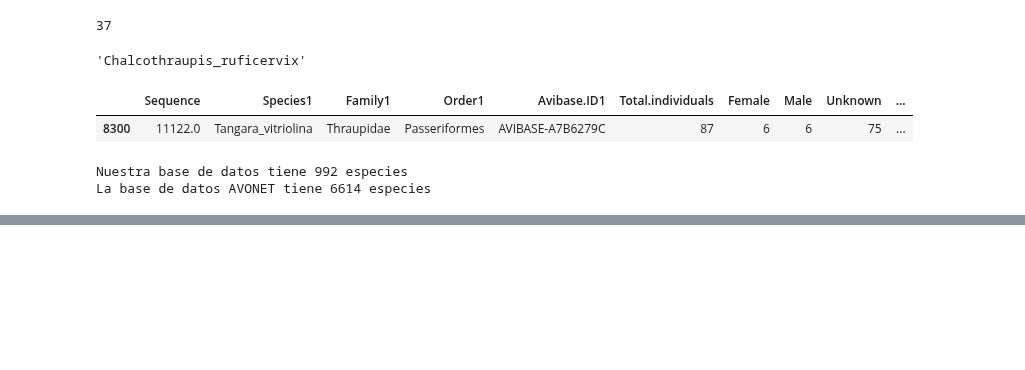
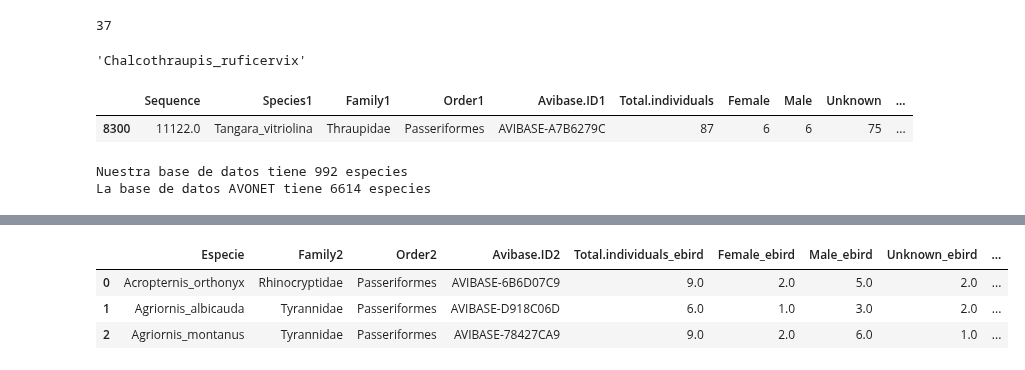
Before and after one commit to camiloacp/The-Evolutionary-Structure-of-Acoustic-Learnability-A-Deep-Learning-Approach-to-Neotropical-Birdsong, a Jupyter notebook: evolution/01_data-avonet.ipynb, the cells around one changed output, grey strips where cells are left out. Cells and saved outputs as stored; diff of their text form; code cells hidden in the pictures; blank space fills up the shorter version.

```diff
--- a/evolution/01_data-avonet.ipynb
+++ b/evolution/01_data-avonet.ipynb
@@ -67,0 +70,19 @@ df_merge[avonet1.columns]
+# %%
+col_duplicate = ['Trophic.Level', 'Habitat', 'Habitat.Density', 'Primary.Lifestyle', 'Inference', 'Tail.Length',
+                 'Hand-Wing.Index', 'Trophic.Niche', 'Beak.Length_Nares', 'Female', 'Wing.Length', 'Male',
+                 'Mass.Refs.Other', 'Kipps.Distance', 'Unknown', 'Complete.measures', 'Total.individuals', 'Mass',
+                 'Reference.species', 'Migration', 'Tarsus.Length', 'Beak.Length_Culmen', 'Secondary1', 'Beak.Depth',
+                 'Beak.Width', 'Traits.inferred', 'Mass.Source']
+# %%
+for col in col_duplicate:
+    avonet2 = avonet2.rename(columns={col: col + '_ebird'})
+# %%
+avonet2 = avonet2.rename(columns={'Species1': 'Especie'})
+df_merge = pd.merge(df_merge, avonet2, how="left", on=["Especie", "Especie"])
+# %%
+df_merge[avonet2.columns].head(3)
+# %% [output]
+|  | Especie | Family2 | Order2 | Avibase.ID2 | Total.individuals_ebird | Female_ebird | Male_ebird | Unknown_ebird | ... |
+| 0 | Acropternis_orthonyx | Rhinocryptidae | Passeriformes | AVIBASE-6B6D07C9 | 9.0 | 2.0 | 5.0 | 2.0 | ... |
+| 1 | Agriornis_albicauda | Tyrannidae | Passeriformes | AVIBASE-D918C06D | 6.0 | 1.0 | 3.0 | 2.0 | ... |
+| 2 | Agriornis_montanus | Tyrannidae | Passeriformes | AVIBASE-78427CA9 | 9.0 | 2.0 | 6.0 | 1.0 | ... |
```
Also changed, not shown: parts of 6 cells of this notebook.
